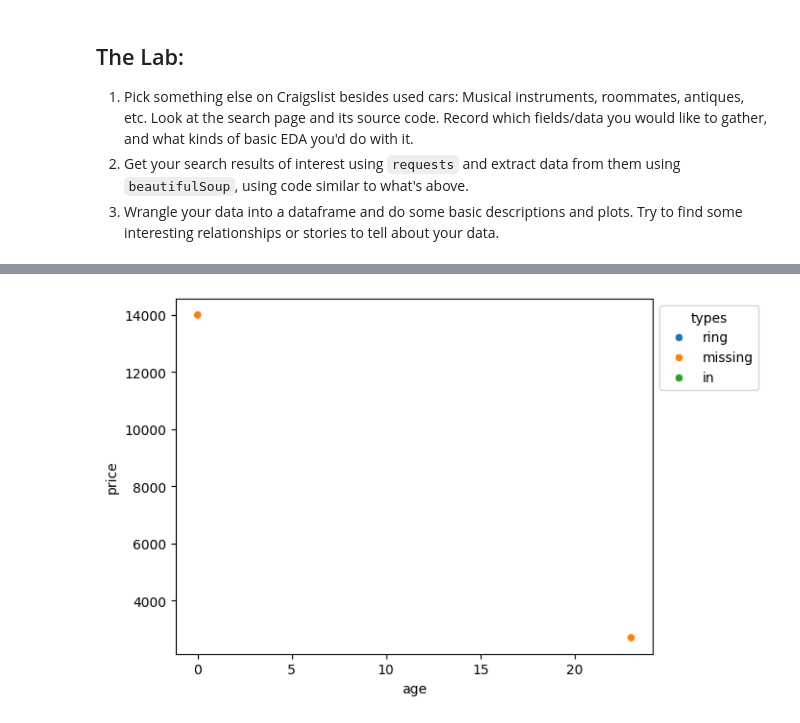
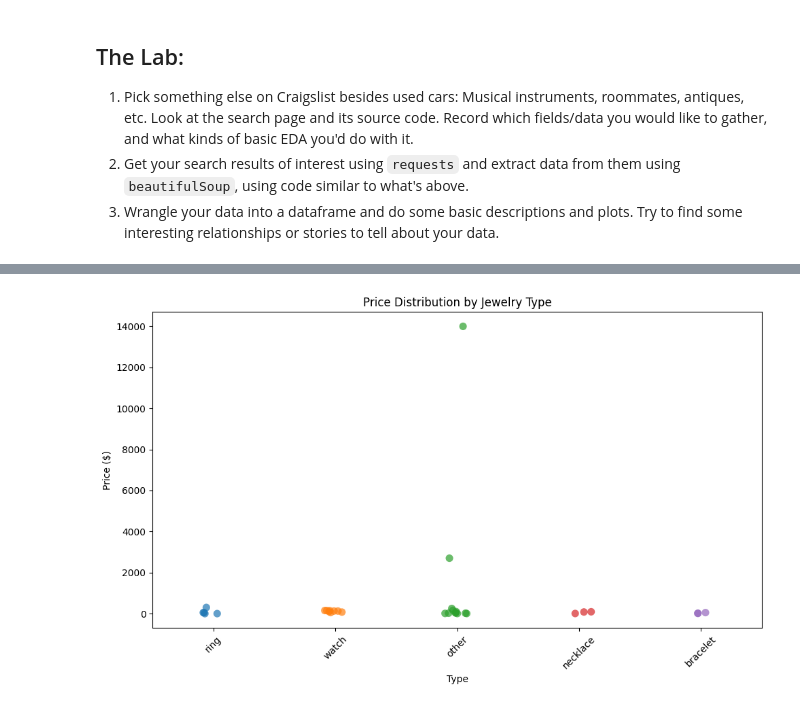
Before and after one commit to elyse-undan/wrangling, a Jupyter notebook: lab/lab_code.ipynb, the cells around one changed output, grey strips where cells are left out. Drawn from its saved outputs; the diff is of its cells as text; code cells hidden in the pictures.

```diff
--- a/lab/lab_code.ipynb
+++ b/lab/lab_code.ipynb
@@ -22,7 +22,7 @@ header = {'User-Agent': 'Mozilla/5.0 (Windows NT 10.0; Win64; x64; rv:124.0) Gec
 url = 'https://charlottesville.craigslist.org/search/jwa#search=2~gallery~0'
 raw = requests.get(url,headers=header) # Get page
 
-types = ['necklace', 'watch', 'bracelet', 'ring', 'earring']
+types = ['necklace', 'watch', 'bracelet', 'ring', 'earring', 'pendant', 'chain']
 
 
 bsObj = soup(raw.content,'html.parser') # Parse the html
@@ -54,8 +78,7 @@ df = pd.DataFrame.from_dict(data)
 df['price'] = df['price'].str.replace('$','')
 df['price'] = df['price'].str.replace(',','')
 df['price'] = pd.to_numeric(df['price'],errors='coerce')
-df['year'] = pd.to_numeric(df['year'],errors='coerce')
-df['age'] = 2025-df['year']
+df['price_category'] = pd.cut(df['price'], bins=[-1, 0, 50, 150, 500, float('inf')], labels=['free', 'budget', 'mid-range', 'premium', 'luxury'])
 print(df.shape)
 df.to_csv('craigslist_cville_jewelry.csv')
 df.head()
@@ -128,6 +178,13 @@ df.plot.scatter('age','price')
 # %%
-ax = sns.scatterplot(data=df, x='age', y='price',hue='types')
-sns.move_legend(ax, "upper left", bbox_to_anchor=(1, 1))
+# Strip plot of price by type:
+plt.figure(figsize=(10, 6))
+ax = sns.stripplot(data=df, x='type', y='price', hue='type', alpha=0.7, jitter=True, s=8)
+plt.xticks(rotation=45)
+plt.title('Price Distribution by Jewelry Type')
+plt.xlabel('Type')
+plt.ylabel('Price ($)')
+plt.tight_layout()
+plt.show()
 # %% [output]
-[figure, old version]
+[figure, new version]
 # %%
```
Also changed, not shown: parts of 18 cells of this notebook, 2 other files.
